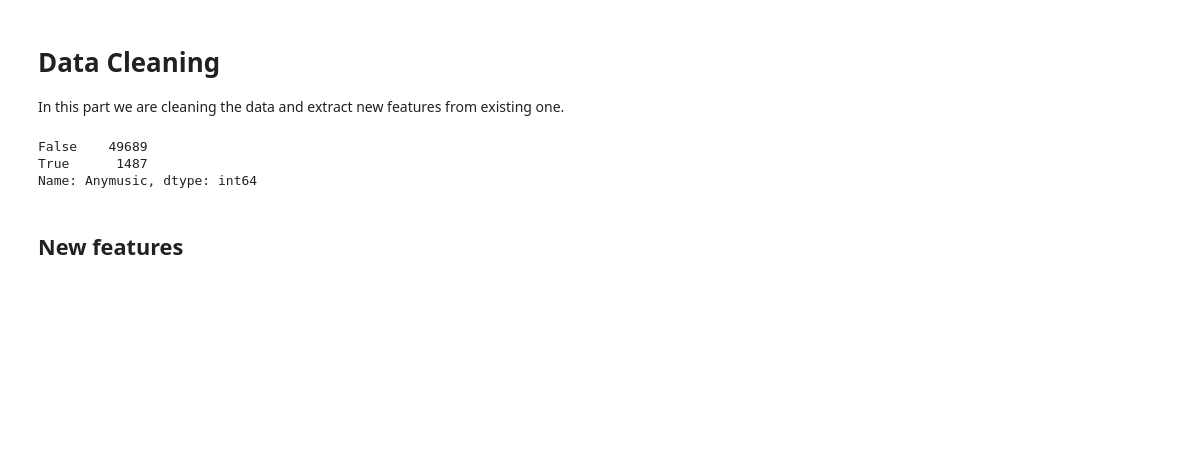
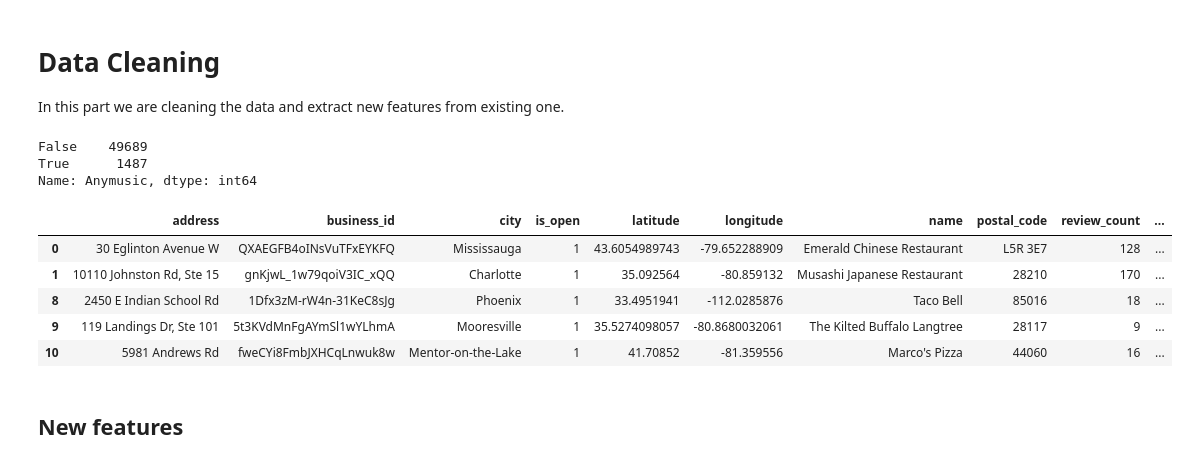
Before and after one commit to DLaux/DMML-Project, a Jupyter notebook: code/DataCleaning.ipynb, the cells around one changed output. Drawn from its saved outputs; the diff is of its cells as text; code cells hidden in the pictures; blank space fills up the shorter version.

Commit message:
Spread Ambience, Parking, Meal, rename Price

```diff
--- a/code/DataCleaning.ipynb
+++ b/code/DataCleaning.ipynb
@@ -107,3 +131,24 @@ result['WiFi'] = result['WiFi'].str[0]
+# %%
+result['BusinessParking'] = result['BusinessParking'].apply(str_to_dict)
+result = pd.concat([result.drop(['BusinessParking'], axis=1), result['BusinessParking'].apply(pd.Series)], axis=1)
+result['GoodForMeal'] = result['GoodForMeal'].apply(str_to_dict)
+result = pd.concat([result.drop(['GoodForMeal'], axis=1), result['GoodForMeal'].apply(pd.Series)], axis=1)
+# %%
+result['Ambience'] = result['Ambience'].apply(str_to_dict)
+result = pd.concat([result.drop(['Ambience'], axis=1), result['Ambience'].apply(pd.Series)], axis=1)
+# %%
+result = result.loc[:, (result.isnull().sum(axis=0) <= 47000)]
+# %%
+result = result.rename(columns={'RestaurantsPriceRange2':'Price'})
+# %%
+result.head()
+# %% [output]
+|  | address | business_id | city | is_open | latitude | longitude | name | postal_code | review_count | ... |
+| 0 | 30 Eglinton Avenue W | QXAEGFB4oINsVuTFxEYKFQ | Mississauga | 1 | 43.6054989743 | -79.652288909 | Emerald Chinese Restaurant | L5R 3E7 | 128 | ... |
+| 1 | 10110 Johnston Rd, Ste 15 | gnKjwL_1w79qoiV3IC_xQQ | Charlotte | 1 | 35.092564 | -80.859132 | Musashi Japanese Restaurant | 28210 | 170 | ... |
+| 8 | 2450 E Indian School Rd | 1Dfx3zM-rW4n-31KeC8sJg | Phoenix | 1 | 33.4951941 | -112.0285876 | Taco Bell | 85016 | 18 | ... |
+| 9 | 119 Landings Dr, Ste 101 | 5t3KVdMnFgAYmSl1wYLhmA | Mooresville | 1 | 35.5274098057 | -80.8680032061 | The Kilted Buffalo Langtree | 28117 | 9 | ... |
+| 10 | 5981 Andrews Rd | fweCYi8FmbJXHCqLnwuk8w | Mentor-on-the-Lake | 1 | 41.70852 | -81.359556 | Marco's Pizza | 44060 | 16 | ... |
 # %% [markdown]
 ## New features
 # %% [markdown]
```
Also changed, not shown: parts of 6 cells of this notebook, 1 other file.
